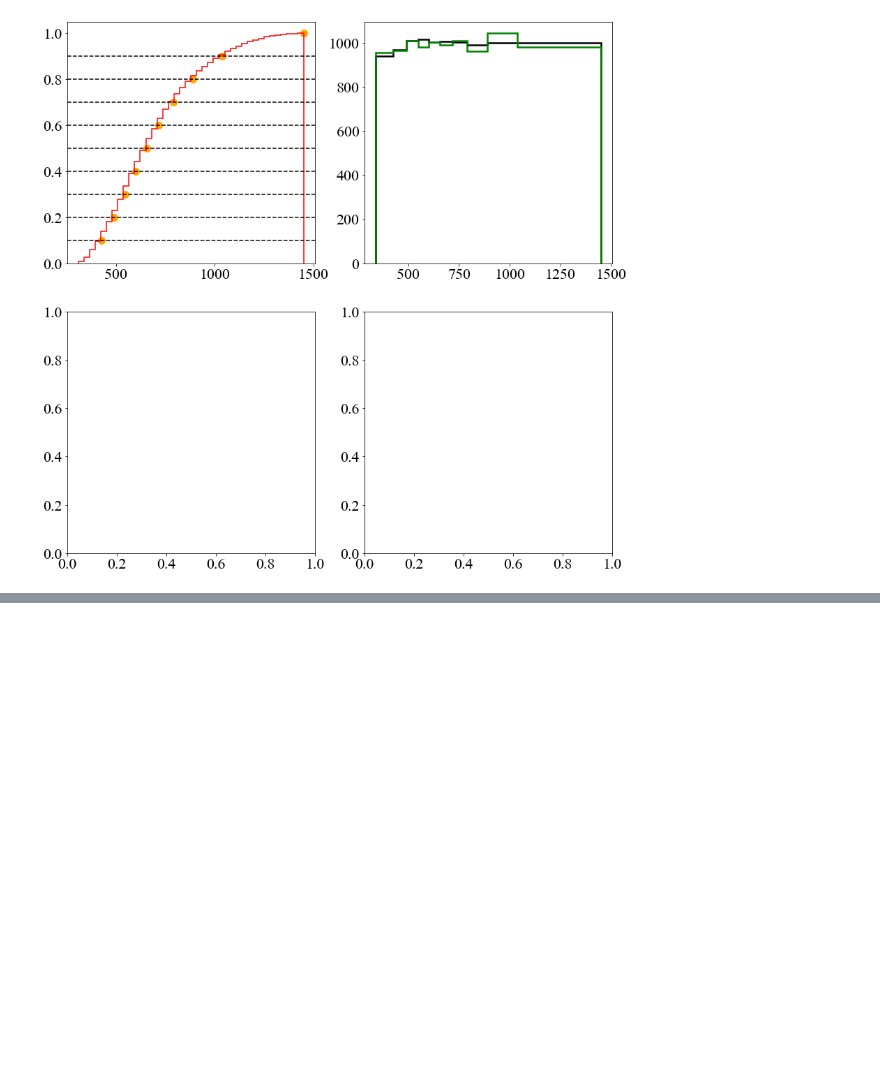
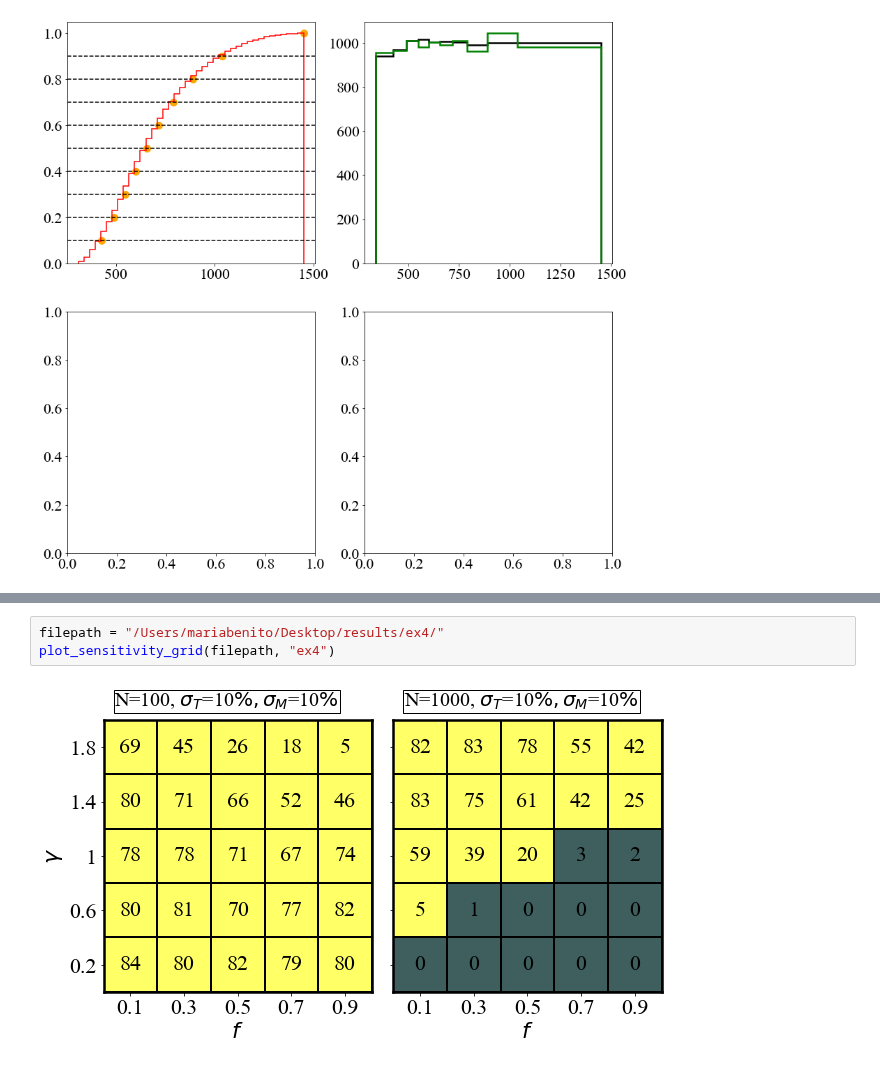
Before and after one commit to SvPoder/exoplanets, a Jupyter notebook: jupyter-notebook/sensitivity.ipynb, the cells around one changed output, grey strips where cells are left out. Drawn from its saved outputs; the diff is of its cells as text; blank space fills up the shorter version.

```diff
--- a/jupyter-notebook/sensitivity.ipynb
+++ b/jupyter-notebook/sensitivity.ipynb
@@ -359,0 +431,5 @@ plot_sensitivity_grid(filepath)
+# %%
+filepath = "/Users/mariabenito/Desktop/results/ex4/"
+plot_sensitivity_grid(filepath, "ex4")
+# %% [output]
+[figure, added]
```
Also changed, not shown: parts of 8 cells of this notebook, 2 other files.
